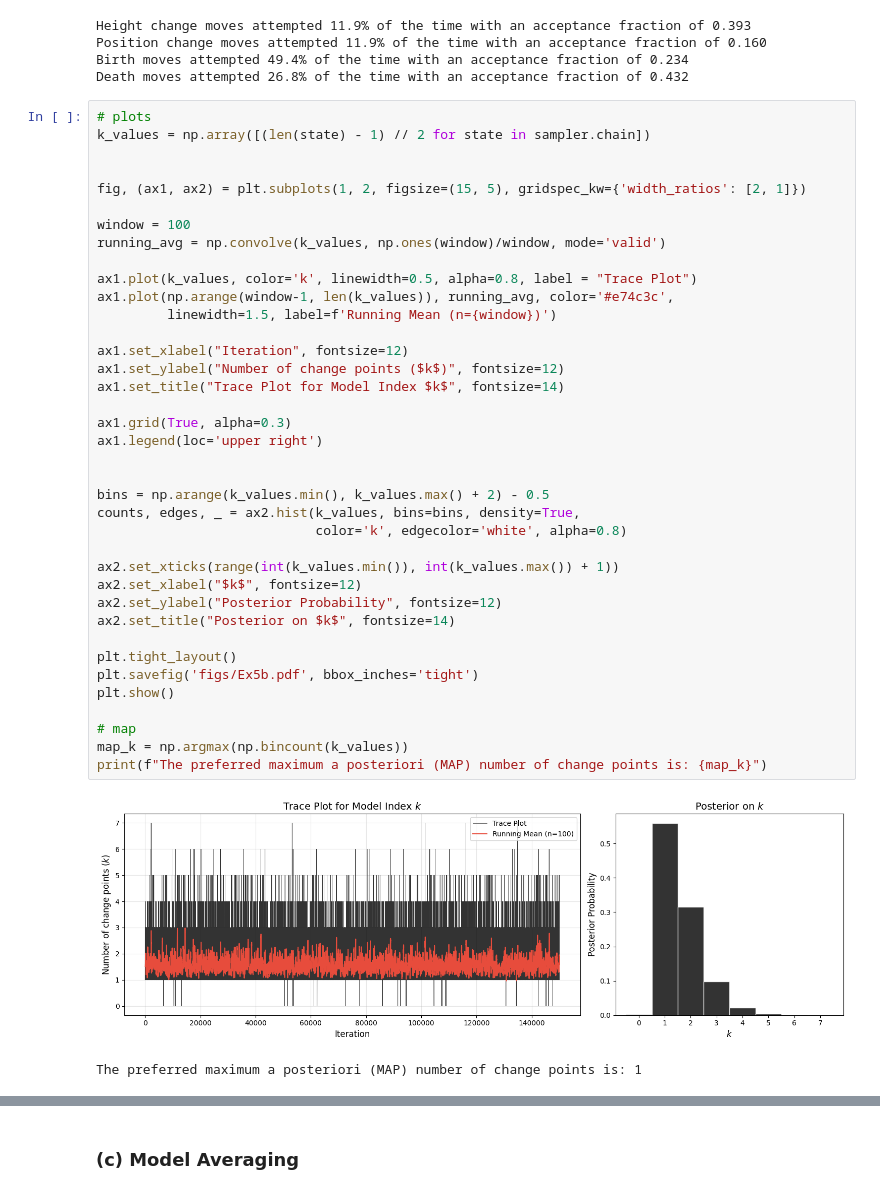
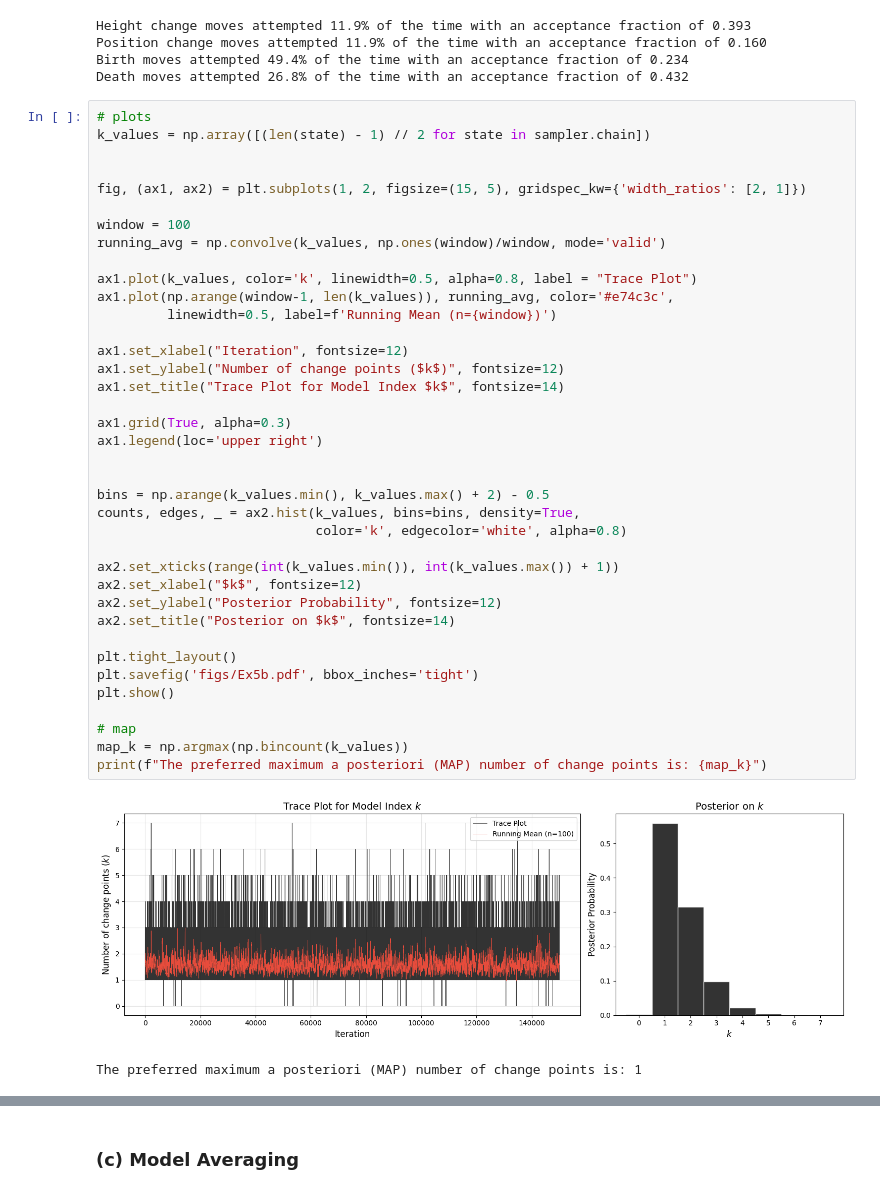
Before and after one commit to frederick4c/S2CW, a Jupyter notebook: notebook.ipynb, the cells around one changed output, grey strips where cells are left out. Drawn from its saved outputs; the diff is of its cells as text.

```diff
--- a/notebook.ipynb
+++ b/notebook.ipynb
@@ -484,33 +484,33 @@ window = 100
 running_avg = np.convolve(k_values, np.ones(window)/window, mode='valid')
 
 ax1.plot(k_values, color='k', linewidth=0.5, alpha=0.8, label = "Trace Plot")
 ax1.plot(np.arange(window-1, len(k_values)), running_avg, color='#e74c3c',
-         linewidth=1.5, label=f'Running Mean (n={window})')
+         linewidth=0.5, label=f'Running Mean (n={window})')
 
 ax1.set_xlabel("Iteration", fontsize=12)
 ax1.set_ylabel("Number of change points ($k$)", fontsize=12)
 ax1.set_title("Trace Plot for Model Index $k$", fontsize=14)
 
 ax1.grid(True, alpha=0.3)
 ax1.legend(loc='upper right')
 
 
 bins = np.arange(k_values.min(), k_values.max() + 2) - 0.5
 counts, edges, _ = ax2.hist(k_values, bins=bins, density=True,
                             color='k', edgecolor='white', alpha=0.8)
 
 ax2.set_xticks(range(int(k_values.min()), int(k_values.max()) + 1))
 ax2.set_xlabel("$k$", fontsize=12)
 ax2.set_ylabel("Posterior Probability", fontsize=12)
 ax2.set_title("Posterior on $k$", fontsize=14)
 
 plt.tight_layout()
 plt.savefig('figs/Ex5b.pdf', bbox_inches='tight')
 plt.show()
 
 # map
 map_k = np.argmax(np.bincount(k_values))
 print(f"The preferred maximum a posteriori (MAP) number of change points is: {map_k}")
 # %% [output]
-[figure, old version]
+[figure, new version]
 The preferred maximum a posteriori (MAP) number of change points is: 1
```
Also changed, not shown: parts of 1 cell of this notebook, 4 other files.
